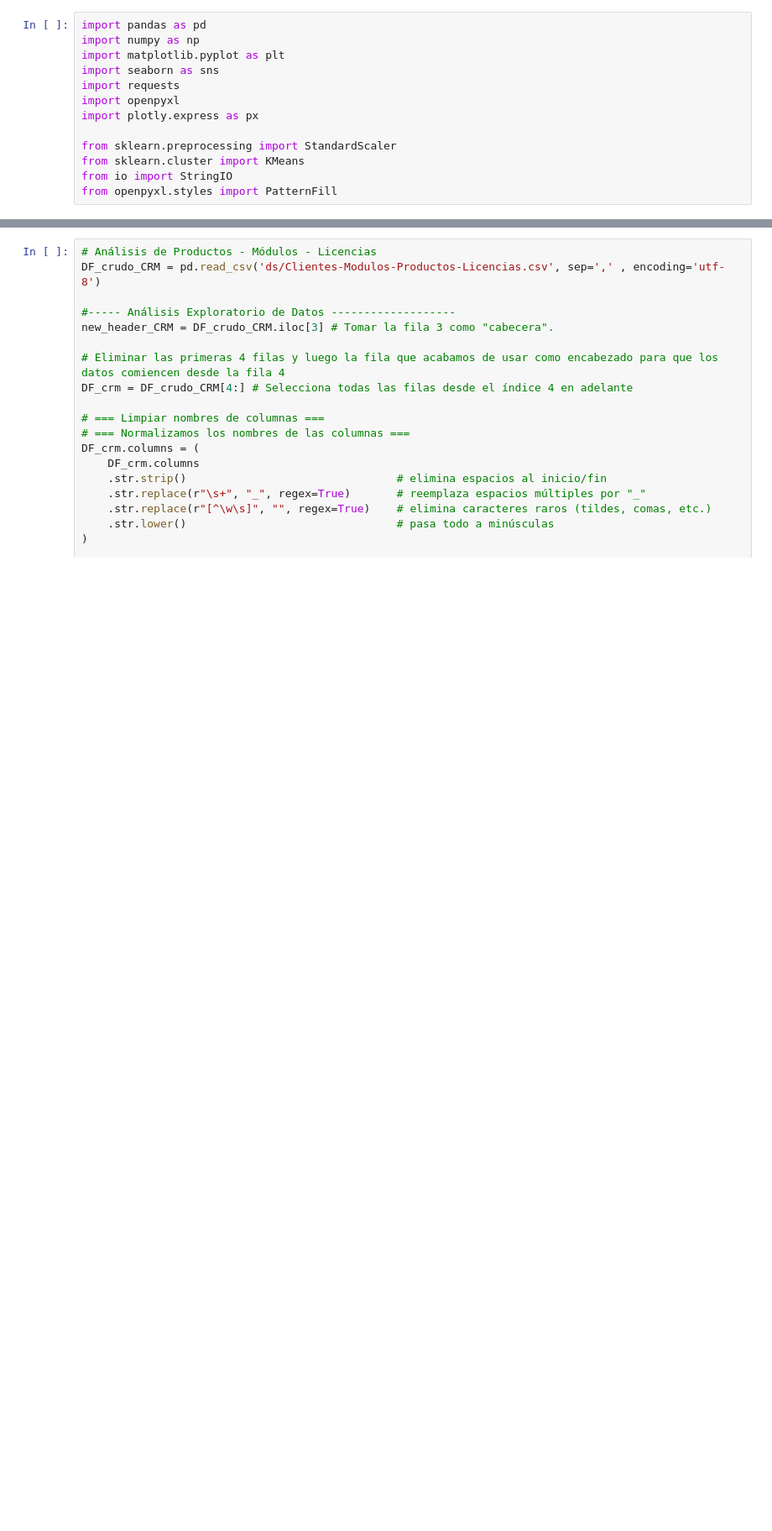
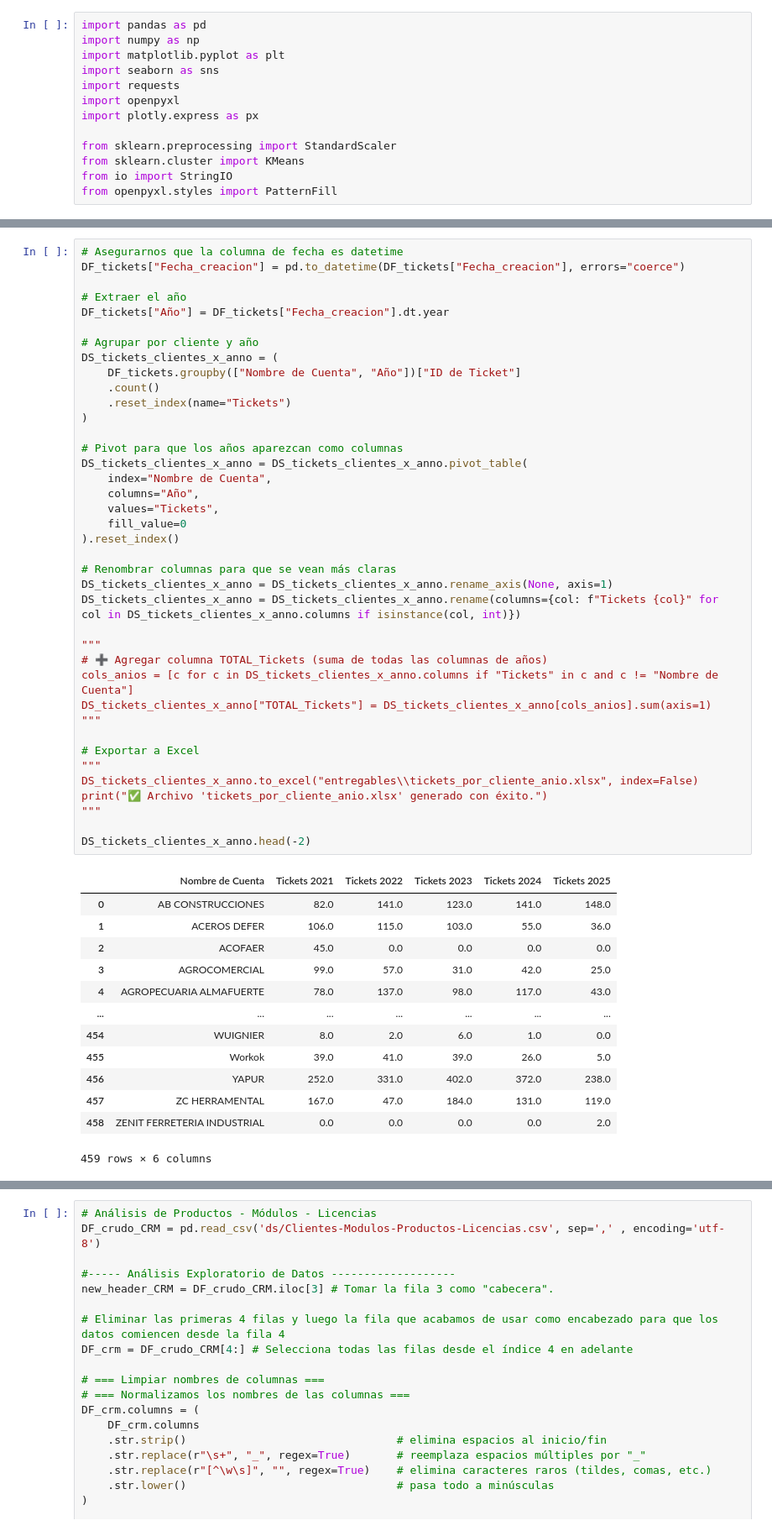
Before and after one commit to christiansaluzzo/Etsol_AnalisisClientes, a Jupyter notebook: análisis_clientes.ipynb, the cells around one changed output, grey strips where cells are left out. Shown at 84% size. Drawn from its saved outputs; the diff is of its cells as text; blank space fills up the shorter version.

Commit message:
Integramos los dataset de CRM y Tickets

```diff
--- a/análisis_clientes.ipynb
+++ b/análisis_clientes.ipynb
@@ -239 +123,54 @@ Mes  Julio  Agosto  Septiembre  Promedio
+# %%
+# Asegurarnos que la columna de fecha es datetime
+DF_tickets["Fecha_creacion"] = pd.to_datetime(DF_tickets["Fecha_creacion"], errors="coerce")
+
+# Extraer el año
+DF_tickets["Año"] = DF_tickets["Fecha_creacion"].dt.year
+
+# Agrupar por cliente y año
+DS_tickets_clientes_x_anno = (
+    DF_tickets.groupby(["Nombre de Cuenta", "Año"])["ID de Ticket"]
+    .count()
+    .reset_index(name="Tickets")
+)
+
+# Pivot para que los años aparezcan como columnas
+DS_tickets_clientes_x_anno = DS_tickets_clientes_x_anno.pivot_table(
+    index="Nombre de Cuenta",
+    columns="Año",
+    values="Tickets",
+    fill_value=0
+).reset_index()
+
+# Renombrar columnas para que se vean más claras
+DS_tickets_clientes_x_anno = DS_tickets_clientes_x_anno.rename_axis(None, axis=1)
+DS_tickets_clientes_x_anno = DS_tickets_clientes_x_anno.rename(columns={col: f"Tickets {col}" for col in DS_tickets_clientes_x_anno.columns if isinstance(col, int)})
+
+"""
+# ➕ Agregar columna TOTAL_Tickets (suma de todas las columnas de años)
+cols_anios = [c for c in DS_tickets_clientes_x_anno.columns if "Tickets" in c and c != "Nombre de Cuenta"]
+DS_tickets_clientes_x_anno["TOTAL_Tickets"] = DS_tickets_clientes_x_anno[cols_anios].sum(axis=1)
+"""
+
+# Exportar a Excel
+"""
+DS_tickets_clientes_x_anno.to_excel("entregables\\tickets_por_cliente_anio.xlsx", index=False)
+print("✅ Archivo 'tickets_por_cliente_anio.xlsx' generado con éxito.")
+"""
+
+DS_tickets_clientes_x_anno.head(-2)
+# %% [output]
+|  | Nombre de Cuenta | Tickets 2021 | Tickets 2022 | Tickets 2023 | Tickets 2024 | Tickets 2025 |
+| 0 | AB CONSTRUCCIONES | 82.0 | 141.0 | 123.0 | 141.0 | 148.0 |
+| 1 | ACEROS DEFER | 106.0 | 115.0 | 103.0 | 55.0 | 36.0 |
+| 2 | ACOFAER | 45.0 | 0.0 | 0.0 | 0.0 | 0.0 |
+| 3 | AGROCOMERCIAL | 99.0 | 57.0 | 31.0 | 42.0 | 25.0 |
+| 4 | AGROPECUARIA ALMAFUERTE | 78.0 | 137.0 | 98.0 | 117.0 | 43.0 |
+| ... | ... | ... | ... | ... | ... | ... |
+| 454 | WUIGNIER | 8.0 | 2.0 | 6.0 | 1.0 | 0.0 |
+| 455 | Workok | 39.0 | 41.0 | 39.0 | 26.0 | 5.0 |
+| 456 | YAPUR | 252.0 | 331.0 | 402.0 | 372.0 | 238.0 |
+| 457 | ZC HERRAMENTAL | 167.0 | 47.0 | 184.0 | 131.0 | 119.0 |
+| 458 | ZENIT FERRETERIA INDUSTRIAL | 0.0 | 0.0 | 0.0 | 0.0 | 2.0 |
+459 rows × 6 columns
 # %% [markdown]
```
Also changed, not shown: parts of 46 cells of this notebook.
